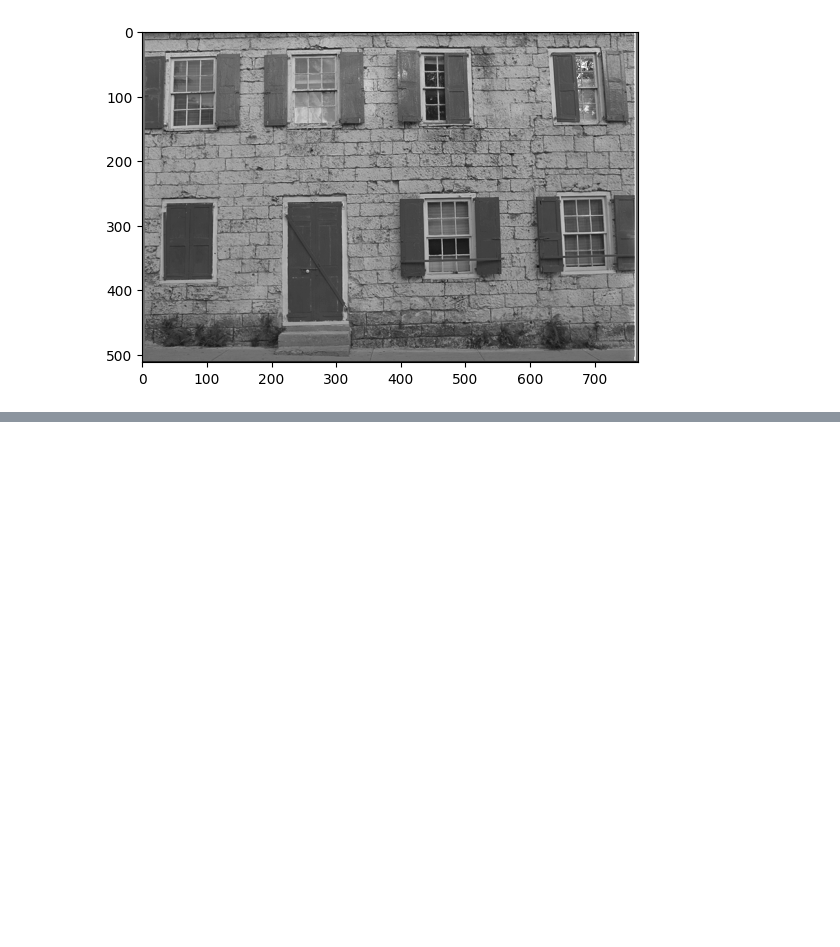
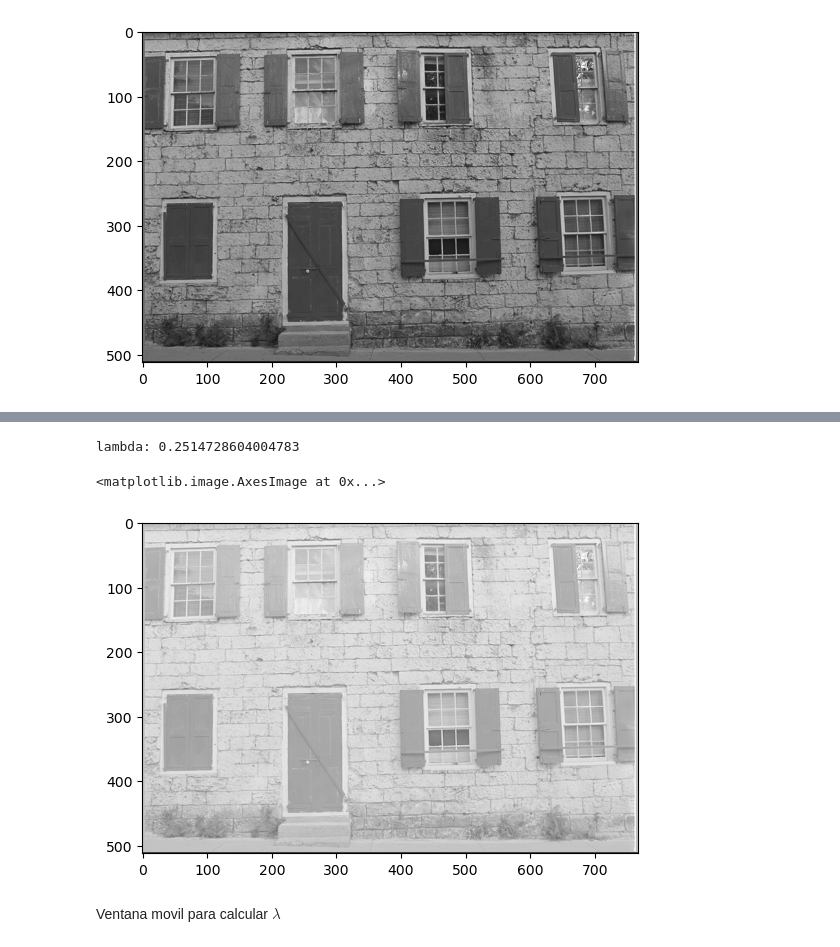
Before and after one commit to FabianCastellano/memoria, a Jupyter notebook: code/boxcox/bc_img.ipynb, the cells around one changed output, grey strips where cells are left out. Drawn from its saved outputs; the diff is of its cells as text; code cells hidden in the pictures; blank space fills up the shorter version.

```diff
--- a/code/boxcox/bc_img.ipynb
+++ b/code/boxcox/bc_img.ipynb
@@ -93,0 +136,28 @@ for i in range (1, 24):
+# %%
+bc_img = bw_img.flatten()
+
+# normaliza
+bc_img = (bc_img - bc_img.min())/(bc_img.max() - bc_img.min()) + 0.0001
+
+# calculate  histogram
+
+img_hist = np.histogram(bc_img, bins=256)
+
+bc_hist = stats.boxcox(img_hist[0]+1)
+
+print(f'lambda: {bc_hist[1]}')
+
+bc_img_hist = stats.boxcox(bc_img, lmbda=bc_hist[1])
+
+bc_img_hist = bc_img_hist.reshape((512, 768))
+
+bc_img_hist = (bc_img_hist - bc_img_hist.min())/(bc_img_hist.max() - bc_img_hist.min())
+
+
+plt.imshow(bc_img_hist, cmap='gray')
+# %% [output]
+lambda: 0.2514728604004783
+<matplotlib.image.AxesImage at 0x...>
+[figure, added]
+# %% [markdown]
+Ventana movil para calcular $\lambda$
```
Also changed, not shown: parts of 7 cells of this notebook, 6 other files.
